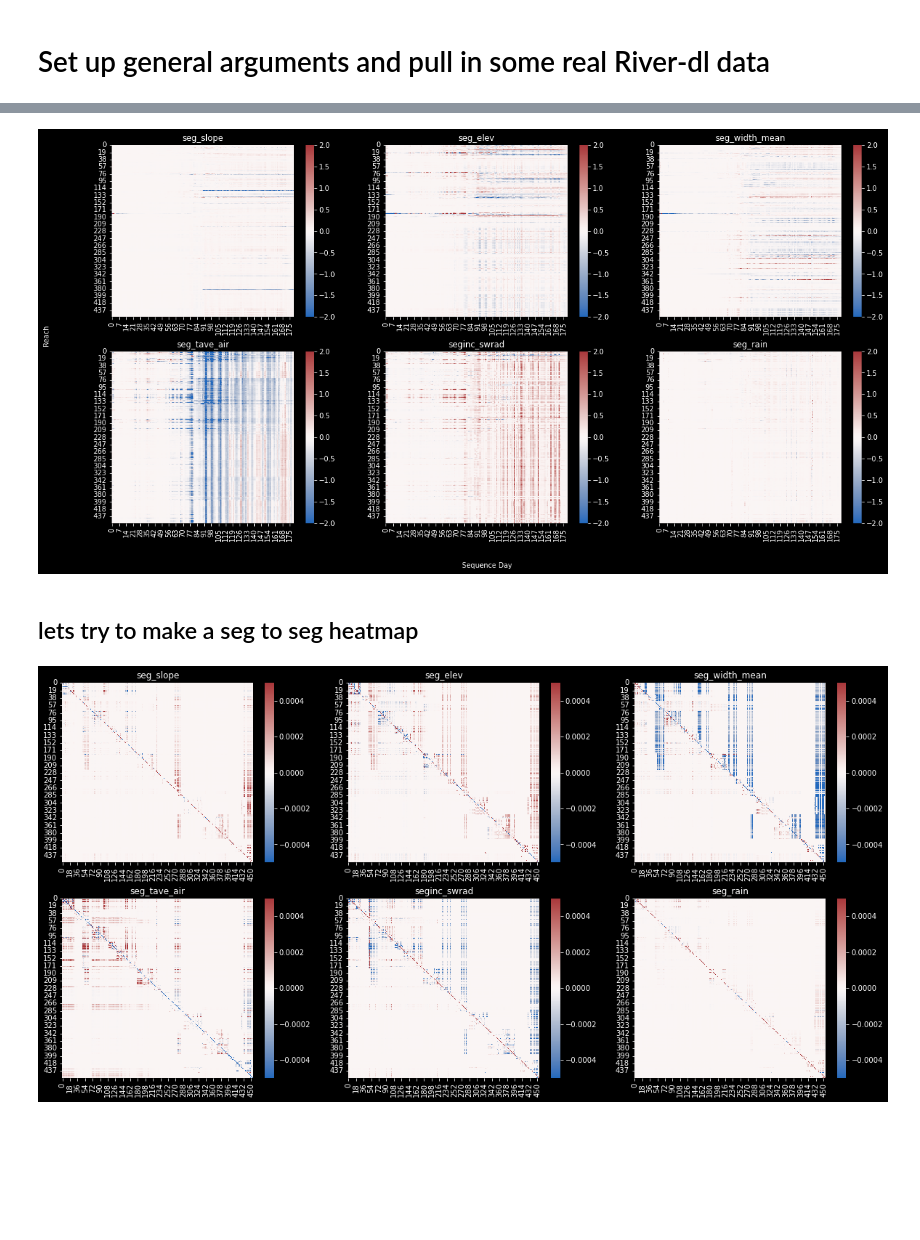
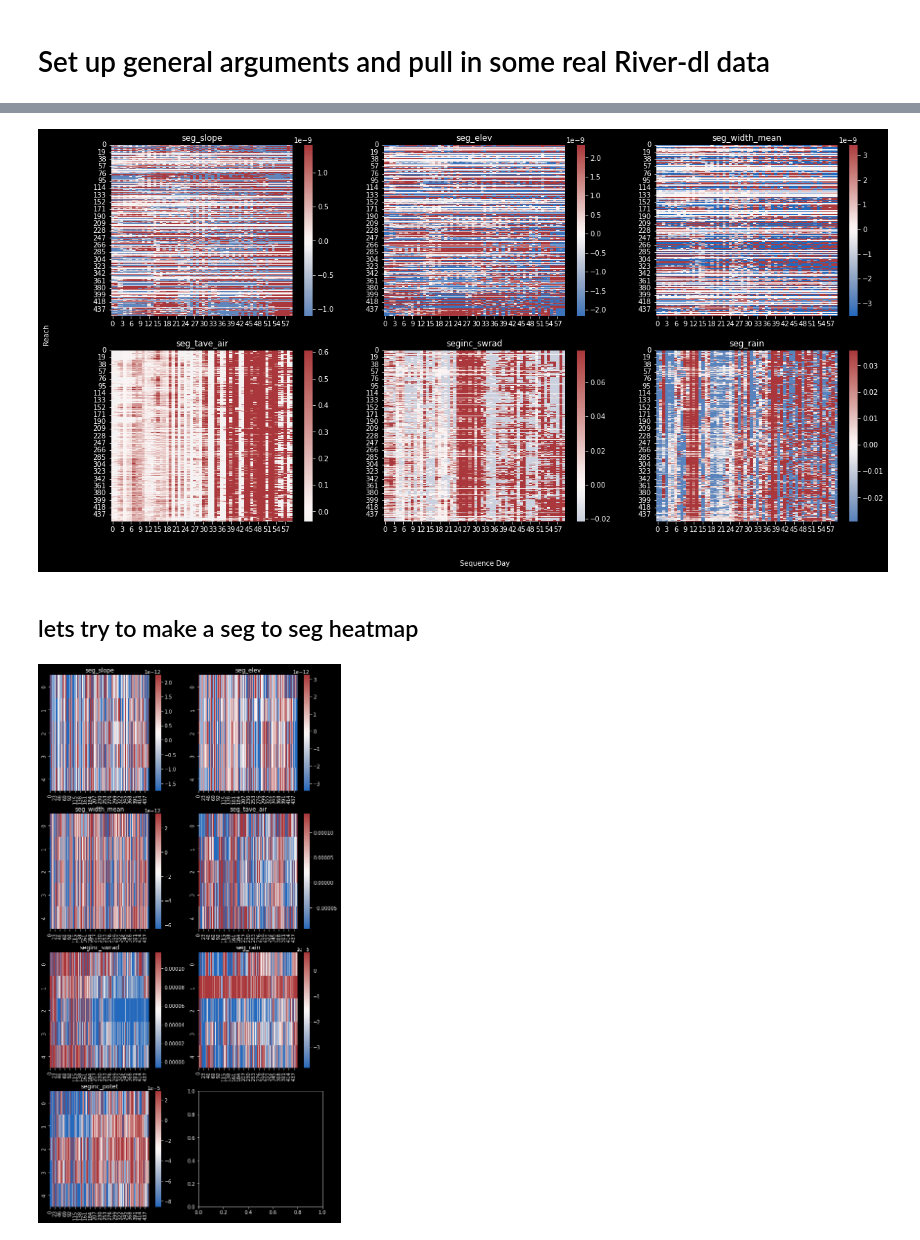
Before and after one commit to DOI-USGS/xai-workflows, a Jupyter notebook: prototyping_notebooks/04_01_02_Modular_CustomIntGrad_SpaceTime_Influences.ipynb, the cells around one changed output, grey strips where cells are left out. Cells and saved outputs as stored; diff of their text form; code cells hidden in the pictures; blank space fills up the shorter version.

```diff
--- a/prototyping_notebooks/04_01_02_Modular_CustomIntGrad_SpaceTime_Influences.ipynb
+++ b/prototyping_notebooks/04_01_02_Modular_CustomIntGrad_SpaceTime_Influences.ipynb
@@ -59,9 +62,8 @@ elif mod == 'GWN':
 # %%
-IG_vals = integrated_gradients(x, model, 2, torch.zeros_like(x), temporal_focus=range(90,180))
-
+IG_vals = integrated_gradients(x, model, grad_steps, baseline)
 plt.figure(figsize = (10, 5))
-for i in range(7):
-    plt.plot(IG_vals[0, :, i])
+for i in range(num_vars):
+    plt.plot(dates_x, IG_vals[0, :, i])
 plt.title('Integrated gradient values at one segment\nw.r.t. outputs at all space and time',
           fontsize = 18);
 # %% [output]
@@ -81,19 +79,24 @@ plt.show()
 fig, axes = plt.subplots(nrows=2,ncols=3,figsize=(20,10))
 #cmap = sns.palplot(sns.diverging_palette(240, 10, n=9))
 for i in range(6):
-    sns.heatmap(IG_vals[:,:,i], vmin=-2,vmax=2, cmap='vlag', ax=axes.reshape(-1)[i])
+    IG = IG_vals[:,:,i]
+    low_lim = np.quantile(IG,.25)
+    high_lim = np.quantile(IG,.75)
+    sns.heatmap(IG, vmin=low_lim,vmax=high_lim,center=0, cmap='vlag', ax=axes.reshape(-1)[i])
     axes.reshape(-1)[i].set_title(river_dl['x_vars'][i])
 fig.text(0.5, 0.04, 'Sequence Day', ha='center', va='center')
 fig.text(0.06, 0.5, 'Reach', ha='center', va='center', rotation='vertical')
 plt.tight_layout
 plt.show()
 # %% [output]
-[figure, old version]
+[figure, new version]
 # %% [markdown]
 ## lets try to make a seg to seg heatmap
 # %%
 seg2seg_influence = []
 for i in range(455):
-    IG_vals = integrated_gradients(x, model, 2, torch.zeros_like(x), temporal_focus=range(90,180), spatial_focus=i)
+    IG_vals = integrated_gradients(x, model, grad_steps,baseline, spatial_focus=i)
     reduced = np.mean(IG_vals,axis=1)
     seg2seg_influence.append(reduced)
+
+seg2seg_influence=np.asarray(seg2seg_influence)
@@ -102,11 +103,14 @@ check = np.asarray(seg2seg_influence)
 # %%
-fig, axes = plt.subplots(nrows=2,ncols=3,figsize=(20,10))
+fig, axes = plt.subplots(nrows=4,ncols=2,figsize=(10,20))
 
-for i in range(6):
-    sns.heatmap(check[:,:,i], vmin=-.0005,vmax=.0005, cmap='vlag', ax=axes.reshape(-1)[i])
+for i in range(num_vars):
+    IG = seg2seg_influence[:,:,i]
+    low_lim = np.quantile(IG,.25)
+    high_lim = np.quantile(IG,.75)
+    sns.heatmap(IG, vmin=low_lim,vmax=high_lim, cmap='vlag', ax=axes.reshape(-1)[i])
     axes.reshape(-1)[i].set_title(river_dl['x_vars'][i])
 
 plt.tight_layout
 plt.show()
 # %% [output]
-[figure, old version]
+[figure, new version]
```
Also changed, not shown: parts of 9 cells of this notebook.
